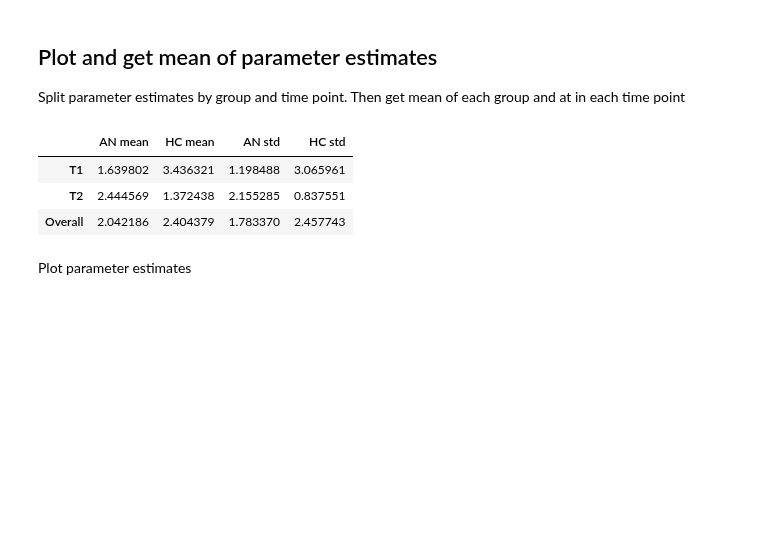
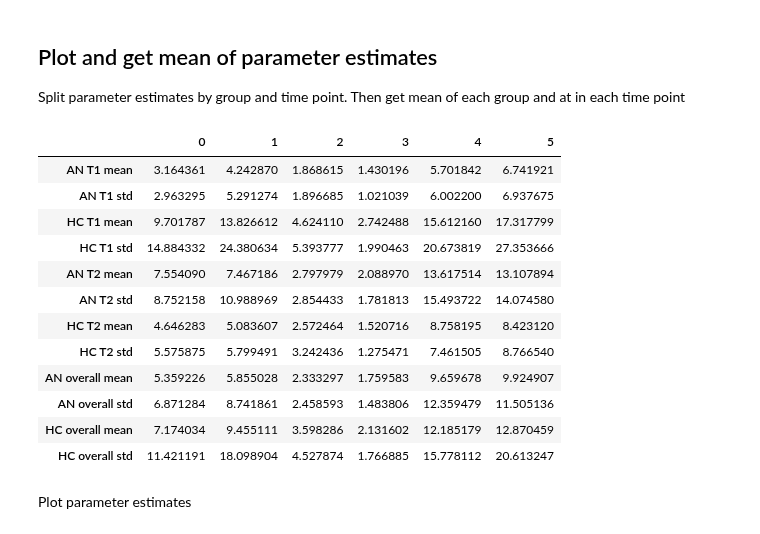
Before and after one commit to WMDA/socio-emotion-cognition, a Jupyter notebook: task_fmri/results/2ndlevel/cluster_analysis.ipynb, the cells around one changed output. Drawn from its saved outputs; the diff is of its cells as text; code cells hidden in the pictures; blank space fills up the shorter version.

```diff
--- a/task_fmri/results/2ndlevel/cluster_analysis.ipynb
+++ b/task_fmri/results/2ndlevel/cluster_analysis.ipynb
@@ -29,25 +21,53 @@ parameter_estimates_df['mean'] = parameter_estimates_df.iloc[0:,4:].mean(axis=1)
+# %%
+base_dir = config(task)
+path = os.path.join(base_dir, '2ndlevel')
+copes_dir = os.path.join(base_dir, '2ndlevel', 'mixed_model')
+parameter_estimates_df = slf.get_peak_voxel(base_dir, path, copes_dir, contrast)
 # %% [markdown]
 ## Plot and get mean of parameter estimates
 
 Split parameter estimates by group and time point. Then get mean of each group and at in each time point
 # %%
-an_t1 = parameter_estimates_df.loc[(parameter_estimates_df['group'] == 'AN') & (parameter_estimates_df['time_point'] == 't1')]
-an_t2 = parameter_estimates_df.loc[(parameter_estimates_df['group'] == 'AN') & (parameter_estimates_df['time_point'] == 't2')]
-hc_t1 = parameter_estimates_df.loc[(parameter_estimates_df['group'] == 'HC') & (parameter_estimates_df['time_point'] == 't1')]
-hc_t2 = parameter_estimates_df.loc[(parameter_estimates_df['group'] == 'HC') & (parameter_estimates_df['time_point'] == 't2')]
+group_values = {
+                'an_t1': parameter_estimates_df.loc[(parameter_estimates_df['group'] == 'AN')
+                                                      & (parameter_estimates_df['time_point'] == 't1')].iloc[:, 4:],
+                'an_t2':  parameter_estimates_df.loc[(parameter_estimates_df['group'] == 'AN')
+                                                     & (parameter_estimates_df['time_point'] == 't2')].iloc[:, 4:],
+                'hc_t1': parameter_estimates_df.loc[(parameter_estimates_df['group'] == 'HC')
+                                                    & (parameter_estimates_df['time_point'] == 't1')].iloc[:, 4:],
+                'hc_t2': parameter_estimates_df.loc[(parameter_estimates_df['group'] == 'HC')
+                                                    & (parameter_estimates_df['time_point'] == 't2')].iloc[:, 4:]
+}
-# %%
-means_std_df = pd.DataFrame(data={
-    'AN mean':  [an_t1['mean'].mean(), an_t2['mean'].mean(), pd.concat((an_t1, an_t2))['mean'].mean()],
-    'HC mean': [hc_t1['mean'].mean(), hc_t2['mean'].mean(), pd.concat((hc_t1, hc_t2))['mean'].mean()],
-    'AN std': [an_t1['mean'].std(), an_t2['mean'].std(), pd.concat((an_t1, an_t2))['mean'].std()],
-    'HC std': [hc_t1['mean'].std(), hc_t2['mean'].std(), pd.concat((hc_t1, hc_t2))['mean'].std()]
-                   }, index=['T1', 'T2', 'Overall'])
-means_std_df
-# %% [output]
-|  | AN mean | HC mean | AN std | HC std |
-| T1 | 1.639802 | 3.436321 | 1.198488 | 3.065961 |
-| T2 | 2.444569 | 1.372438 | 2.155285 | 0.837551 |
-| Overall | 2.042186 | 2.404379 | 1.783370 | 2.457743 |
+# %%
+means_std_df = pd.DataFrame(data={
+    'AN T1 mean':  group_values['an_t1'].mean(),
+    'AN T1 std':  group_values['an_t1'].std(),
+    'HC T1 mean': group_values['hc_t1'].mean(),
+    'HC T1 std': group_values['hc_t1'].std(),
+    'AN T2 mean': group_values['an_t2'].mean(),
+    'AN T2 std':  group_values['an_t2'].std(),
+    'HC T2 mean': group_values['hc_t2'].mean(),
+    'HC T2 std': group_values['hc_t2'].std(),
+    'AN overall mean': pd.concat((group_values['an_t1'], group_values['an_t2'])).mean(),
+    'AN overall std': pd.concat((group_values['an_t1'], group_values['an_t2'])).std(),
+    'HC overall mean': pd.concat((group_values['hc_t1'], group_values['hc_t2'])).mean(),
+    'HC overall std': pd.concat((group_values['hc_t1'], group_values['hc_t2'])).std()
+                   }).T
+means_std_df
+# %% [output]
+|  | 0 | 1 | 2 | 3 | 4 | 5 |
+| AN T1 mean | 3.164361 | 4.242870 | 1.868615 | 1.430196 | 5.701842 | 6.741921 |
+| AN T1 std | 2.963295 | 5.291274 | 1.896685 | 1.021039 | 6.002200 | 6.937675 |
+| HC T1 mean | 9.701787 | 13.826612 | 4.624110 | 2.742488 | 15.612160 | 17.317799 |
+| HC T1 std | 14.884332 | 24.380634 | 5.393777 | 1.990463 | 20.673819 | 27.353666 |
+| AN T2 mean | 7.554090 | 7.467186 | 2.797979 | 2.088970 | 13.617514 | 13.107894 |
+| AN T2 std | 8.752158 | 10.988969 | 2.854433 | 1.781813 | 15.493722 | 14.074580 |
+| HC T2 mean | 4.646283 | 5.083607 | 2.572464 | 1.520716 | 8.758195 | 8.423120 |
+| HC T2 std | 5.575875 | 5.799491 | 3.242436 | 1.275471 | 7.461505 | 8.766540 |
+| AN overall mean | 5.359226 | 5.855028 | 2.333297 | 1.759583 | 9.659678 | 9.924907 |
+| AN overall std | 6.871284 | 8.741861 | 2.458593 | 1.483806 | 12.359479 | 11.505136 |
+| HC overall mean | 7.174034 | 9.455111 | 3.598286 | 2.131602 | 12.185179 | 12.870459 |
+| HC overall std | 11.421191 | 18.098904 | 4.527874 | 1.766885 | 15.778112 | 20.613247 |
 # %% [markdown]
 Plot parameter estimates
 # %%
```
Also changed, not shown: parts of 7 cells of this notebook, 8 other files.
